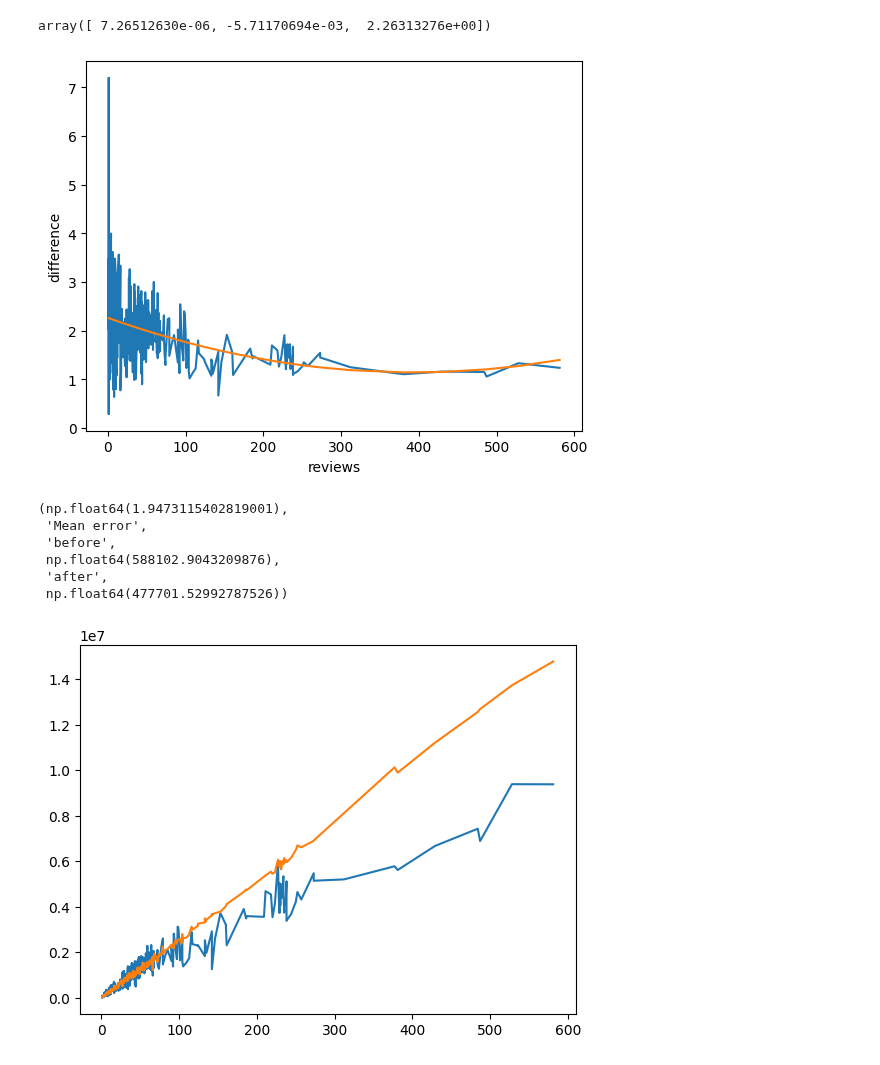
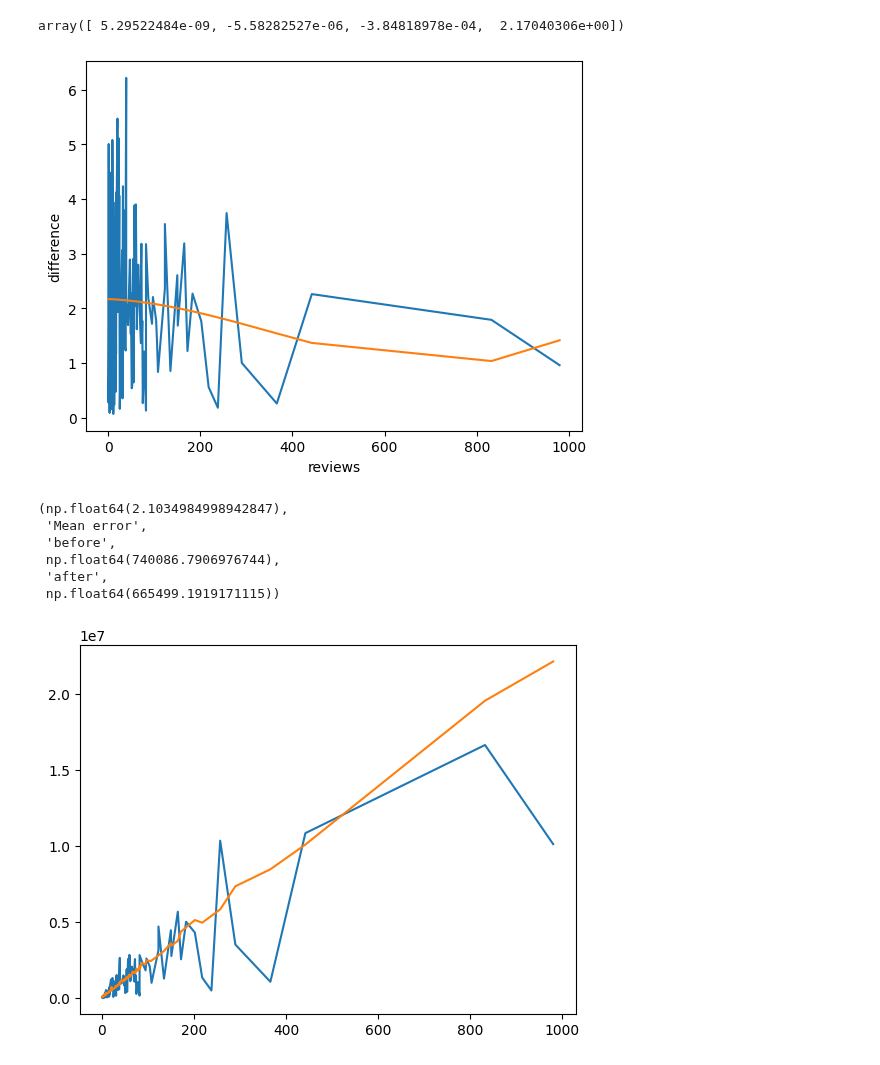
Before and after one commit to Luc-Mcgrady/anki-10k-notebooks, a Jupyter notebook: duration_per_day.ipynb, the cells around one changed output. Drawn from its saved outputs; the diff is of its cells as text; code cells hidden in the pictures.

Commit message:
test_train_split

```diff
--- a/duration_per_day.ipynb
+++ b/duration_per_day.ipynb
@@ -14,7 +14,7 @@ tqdm.pandas()
 # Median: 8798
 # Most: 6810
 
-USER_ID = 563
+USER_ID = 423
 df = pd.read_parquet(
     "../anki-revlogs-10k/revlogs", filters=[("user_id", "=", USER_ID), ("rating", "in", [1, 2, 3, 4])], columns=["card_id", "day_offset", "rating", "elapsed_days", "duration"]
 )
@@ -51,20 +51,29 @@ See the caveats in the documentation: https://pandas.pydata.org/pandas-docs/stab
  Name: duration, dtype: float64)
+# %%
+day_accuracies = df_filtered.groupby("day_offset")[["duration", "review_average"]]
+unique_days = df_filtered["day_offset"].unique()
+
+train_days, test_days = train_test_split(unique_days)
+
+train_df = df_filtered[df_filtered["day_offset"].isin(train_days)]
+test_df = df_filtered[df_filtered["day_offset"].isin(test_days)]
 # %%
 import matplotlib.pyplot as plt
 
-# Group by day_offset
-day_accuracies = df_filtered.groupby("day_offset")[["duration", "review_average"]]
+def counts_sums(groups):
+    # Compute count and sum
+    counts = day_accuracies.count()
+    sums = day_accuracies.sum()
 
-# Compute count and sum
-counts = day_accuracies.count()
-sums = day_accuracies.sum()
+    # Sort by count of 'duration' (or 'review_average' – whichever makes sense)
+    sorted_indices = counts["duration"].sort_values().index
 
-# Sort by count of 'duration' (or 'review_average' – whichever makes sense)
-sorted_indices = counts["duration"].sort_values().index
+    # Reorder both sums and counts to match
+    counts = counts.loc[sorted_indices]
+    sums = sums.loc[sorted_indices]
+    return counts, sums
 
-# Reorder both sums and counts to match
-counts = counts.loc[sorted_indices]
-sums = sums.loc[sorted_indices]
+counts, sums = counts_sums(day_accuracies)
 
 # Plot
 plt.plot(counts["duration"], sums["duration"], label="actual")
@@ -82,18 +91,22 @@ plt.show()
 # %%
 import numpy as np
 
+counts, sums = counts_sums(train_df)
+
 difference = sums["duration"] / sums["review_average"]
 plt.plot(counts["review_average"], difference, label="error")
-c = np.polyfit(counts["review_average"], difference, 2)
+c = np.polyfit(counts["review_average"], difference, 3)
 review_adjustment = np.polyval(c, counts["review_average"])
 plt.plot(counts["review_average"], review_adjustment, label="adjustment")
 plt.xlabel("reviews")
 plt.ylabel("difference")
 c
 # %% [output]
-array([ 7.26512630e-06, -5.71170694e-03,  2.26313276e+00])
+array([ 5.29522484e-09, -5.58282527e-06, -3.84818978e-04,  2.17040306e+00])
-[figure, old version]
+[figure, new version]
 # %%
+counts, sums = counts_sums(test_df)
+
 # Loss aversion approach
 multiplier = (sums["duration"] / sums["review_average"]).mean()
 
@@ -102,13 +115,13 @@ plt.plot(counts["review_average"], sums["review_average"] * multiplier, label="p
 
 multiplier, "Mean error", "before", abs(sums["duration"] - sums["review_average"]).mean(), "after", (abs(sums["duration"] - (sums["review_average"]) * multiplier)).mean()
 # %% [output]
-(np.float64(1.9473115402819001),
+(np.float64(2.1034984998942847),
  'Mean error',
  'before',
- np.float64(588102.9043209876),
+ np.float64(740086.7906976744),
  'after',
- np.float64(477701.52992787526))
+ np.float64(665499.1919171115))
-[figure, old version]
+[figure, new version]
 # %%
 plt.plot(counts["duration"], sums["duration"], label="actual")
 plt.plot(counts["review_average"], sums["review_average"] * review_adjustment, label="predicted")
```
Also changed, not shown: parts of 5 cells of this notebook.
